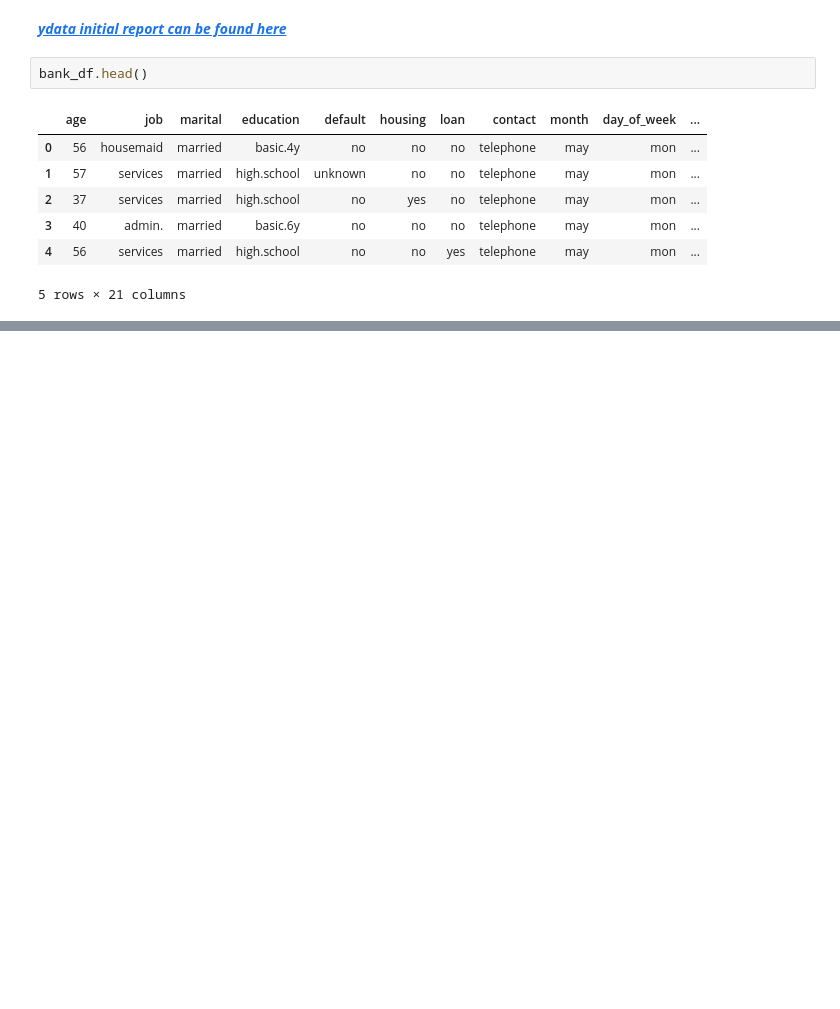
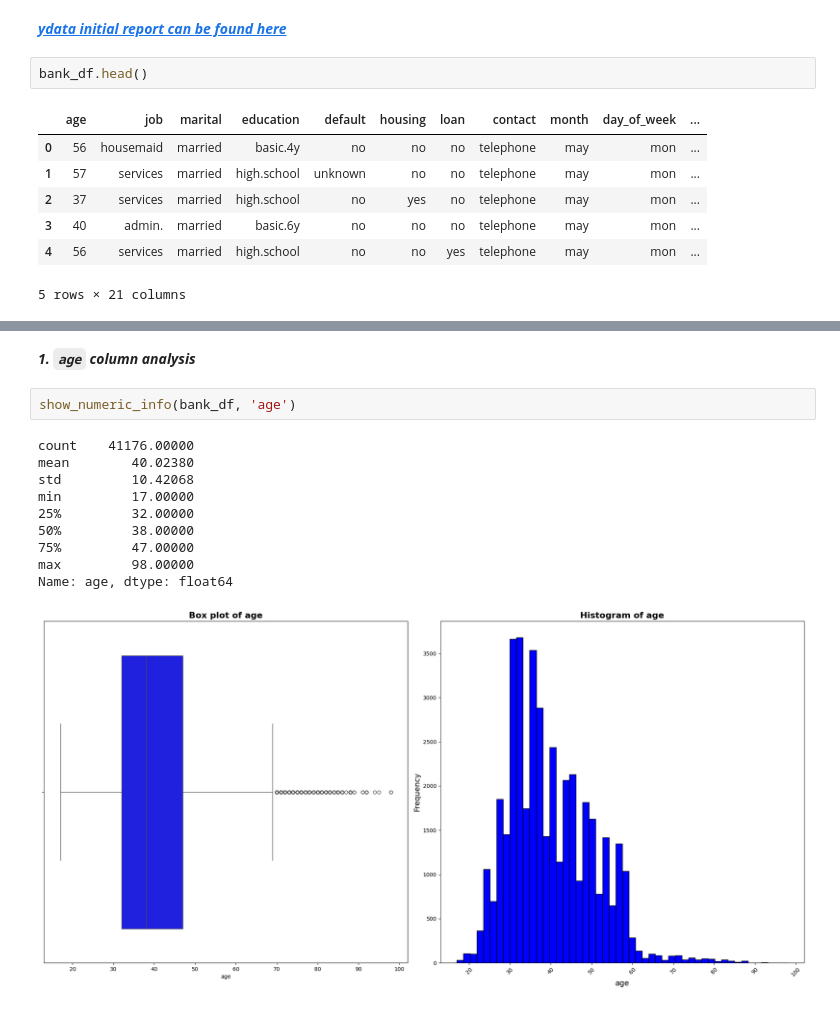
Before and after one commit to Reserford1991/bank-marketing-dataset-project, a Jupyter notebook: jupiter-notebooks/solution.ipynb, the cells around one changed output, grey strips where cells are left out. Drawn from its saved outputs; the diff is of its cells as text; blank space fills up the shorter version.

Commit message:
Create functions file and move code to create ydata report and describe numeric column to this file.

```diff
--- a/jupiter-notebooks/solution.ipynb
+++ b/jupiter-notebooks/solution.ipynb
@@ -47,0 +68,15 @@ memory usage: 7.9+ MB
+# %% [markdown]
+***1. `age` column analysis***
+# %%
+show_numeric_info(bank_df, 'age')
+# %% [output]
+count    41176.00000
+mean        40.02380
+std         10.42068
+min         17.00000
+25%         32.00000
+50%         38.00000
+75%         47.00000
+max         98.00000
+Name: age, dtype: float64
+[figure, added]
```
Also changed, not shown: parts of 6 cells of this notebook, 2 other files.
